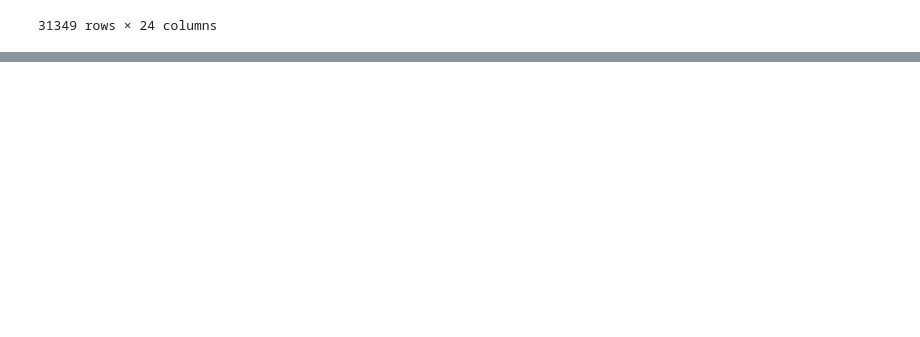
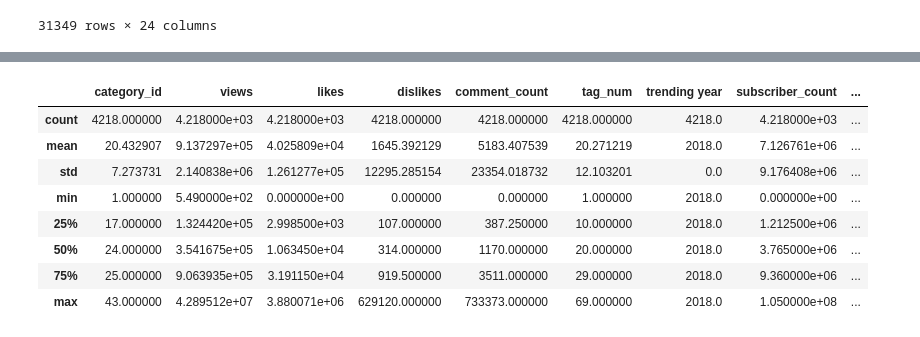
Before and after one commit to hannah8075/youtube-analysis, a Jupyter notebook: video_data.ipynb, the cells around one changed output, grey strips where cells are left out. Saved outputs shown, nothing was run; the diff lists cells and outputs as text; code cells hidden in the pictures; blank space fills up the shorter version.

```diff
--- a/video_data.ipynb
+++ b/video_data.ipynb
@@ -65,0 +44,14 @@ merged_df.head()
+# %%
+clean_data = merged_df.groupby(["title"]).first()
+clean_data.dropna(inplace=True)
+clean_data.describe()
+# %% [output]
+|  | category_id | views | likes | dislikes | comment_count | tag_num | trending year | subscriber_count | ... |
+| count | 4218.000000 | 4.218000e+03 | 4.218000e+03 | 4218.000000 | 4218.000000 | 4218.000000 | 4218.0 | 4.218000e+03 | ... |
+| mean | 20.432907 | 9.137297e+05 | 4.025809e+04 | 1645.392129 | 5183.407539 | 20.271219 | 2018.0 | 7.126761e+06 | ... |
+| std | 7.273731 | 2.140838e+06 | 1.261277e+05 | 12295.285154 | 23354.018732 | 12.103201 | 0.0 | 9.176408e+06 | ... |
+| min | 1.000000 | 5.490000e+02 | 0.000000e+00 | 0.000000 | 0.000000 | 1.000000 | 2018.0 | 0.000000e+00 | ... |
+| 25% | 17.000000 | 1.324420e+05 | 2.998500e+03 | 107.000000 | 387.250000 | 10.000000 | 2018.0 | 1.212500e+06 | ... |
+| 50% | 24.000000 | 3.541675e+05 | 1.063450e+04 | 314.000000 | 1170.000000 | 20.000000 | 2018.0 | 3.765000e+06 | ... |
+| 75% | 25.000000 | 9.063935e+05 | 3.191150e+04 | 919.500000 | 3511.000000 | 29.000000 | 2018.0 | 9.360000e+06 | ... |
+| max | 43.000000 | 4.289512e+07 | 3.880071e+06 | 629120.000000 | 733373.000000 | 69.000000 | 2018.0 | 1.050000e+08 | ... |
```
Also changed, not shown: parts of 5 cells of this notebook.
